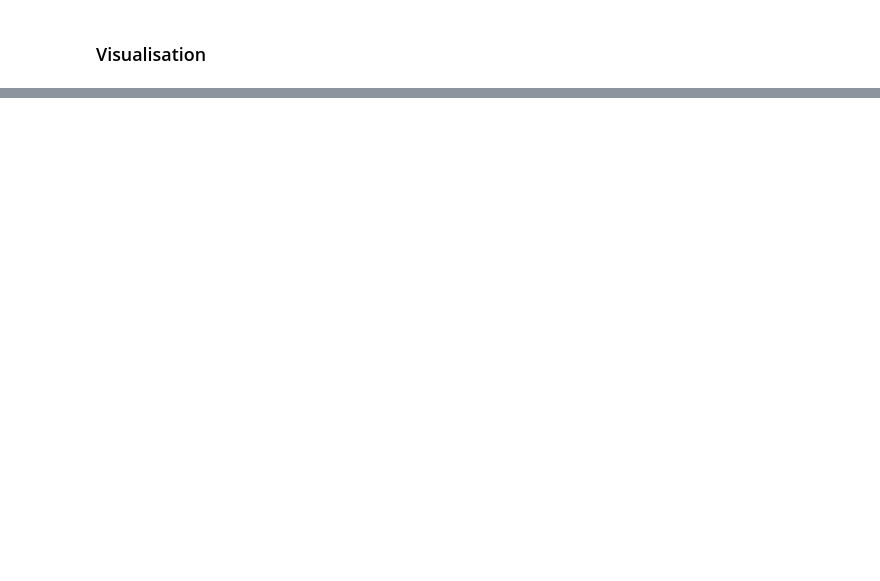
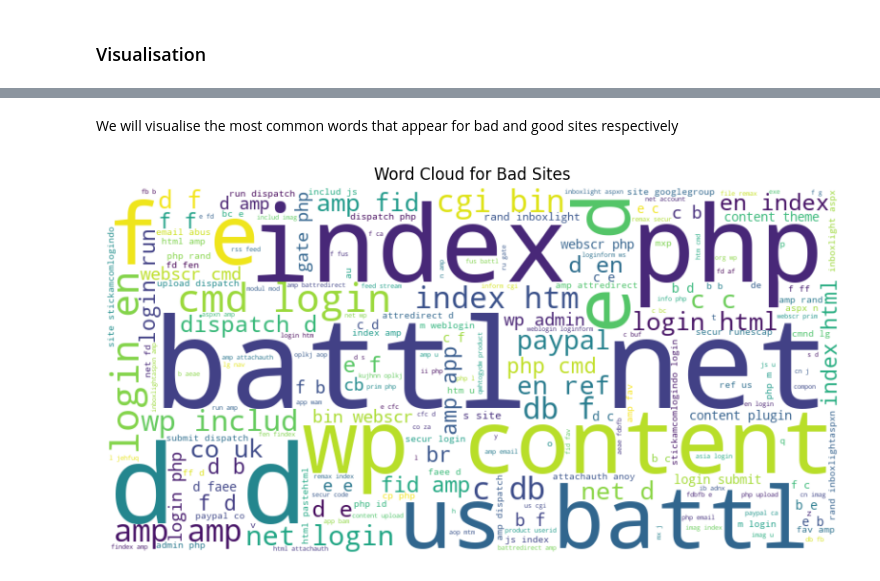
Before and after one commit to Kairos5106/data-science, a Jupyter notebook: test.ipynb, the cells around one changed output, grey strips where cells are left out. Saved outputs shown, nothing was run; the diff lists cells and outputs as text; code cells hidden in the pictures; blank space fills up the shorter version.

Commit message:
data visualisation

```diff
--- a/test.ipynb
+++ b/test.ipynb
@@ -201,2 +205,6 @@ phish_data.sample(10)
 # %% [markdown]
 ### Visualisation
+# %%
+# Separate the data frame into bad and good urls
+bad_sites = phish_data[phish_data.Label == 'bad']
+good_sites = phish_data[phish_data.Label == 'good']
@@ -202,0 +229,22 @@ phish_data.sample(10)
+# %% [markdown]
+We will visualise the most common words that appear for bad and good sites respectively
+# %%
+def plot_wordcloud(text, title):
+    # Generate word cloud
+    wordcloud = WordCloud(width=800, height=400, background_color='white').generate(text)
+
+    # Plot word cloud
+    plt.figure(figsize=(10, 5))
+    plt.imshow(wordcloud, interpolation='bilinear')
+    plt.title(title)
+    plt.axis('off')
+    plt.show()
+
+# Convert text data for bad and good sites into single strings
+bad_text = ' '.join(bad_sites['text_sent'])
+good_text = ' '.join(good_sites['text_sent'])
+# %%
+# Plot word cloud for bad sites
+plot_wordcloud(bad_text, title='Word Cloud for Bad Sites')
+# %% [output]
+[figure, added]
```
Also changed, not shown: parts of 9 cells of this notebook, 1 other file.
